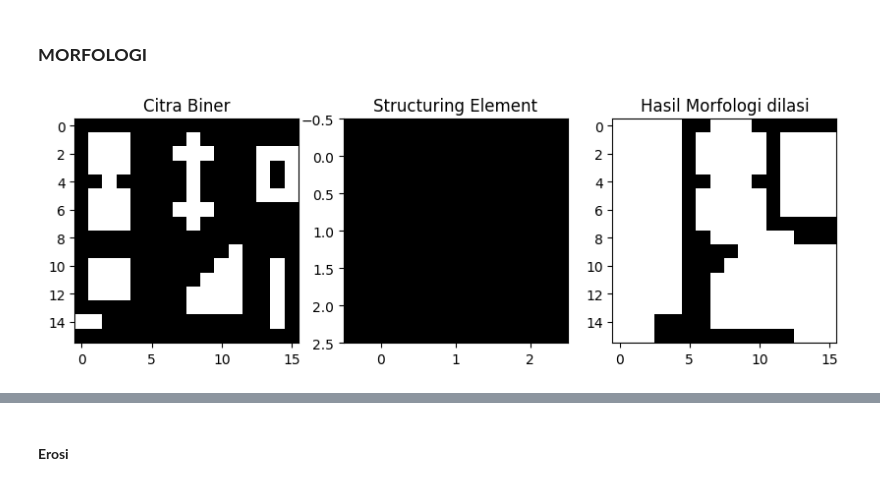
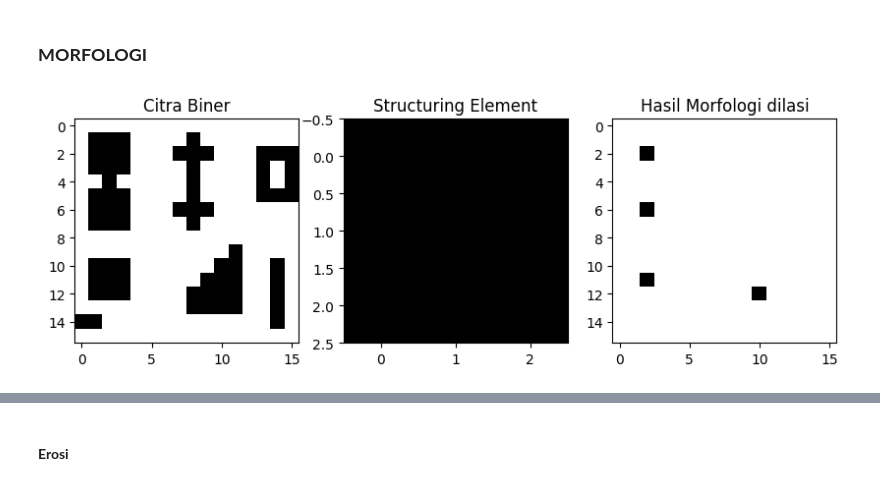
Before and after one commit to sapto-nugroho/PCD, a Jupyter notebook: PCD_Assignment03/PCD_Assignment03.ipynb, the cells around one changed output, grey strips where cells are left out. Cells and saved outputs as stored; diff of their text form; code cells hidden in the pictures.

```diff
--- a/PCD_Assignment03/PCD_Assignment03.ipynb
+++ b/PCD_Assignment03/PCD_Assignment03.ipynb
@@ -41,8 +41,8 @@ def show_img(input):
   # plt.axis("off")
   plt.show()
 
-def show_img1(img):
-  plt.imshow(img, cmap='gray')
+def show_img1(input):
+  plt.imshow(input, cmap='gray')
   plt.colorbar()
   plt.show()
 
@@ -64,6 +64,11 @@ def input_img(path):
   # print(img.shape)
   # print(img)
   return img
+
+def inversi(input):
+  input = cv2.bitwise_not(input)
+  # input = 255 - input
+  return input
 # %%
 img_path = {
     "woman": '/content/PCD/PCD_Assignment03/images/woman01.jpg',
@@ -80,10 +85,14 @@ img_path = {
 # img = input_img("coins")
 img = input_img("structure")
 # print(img)
+show_img(img)
+# show_hist(img)
+
+# img = cv2.bitwise_not(img) #invers
+# print(img)
 # show_img(img)
 # show_hist(img)
 
-img = cv2.bitwise_not(img) #invers
-# print(img)
+# img = inversi(img)
+# # print(img)
 # show_img(img)
-# show_hist(img)
@@ -528,31 +539,33 @@ def morfologi(input, tipe_kernel="square", ukuran_kernel=3, operasi="dilasi"):
   conv = konvolusi_morfologi(binary, SE)
   jumlah_SE = np.sum(SE)
 
   match operasi.lower():
     case "dilasi":
       hasil = (conv > 0).astype(np.uint8)
     case "erosi":
       hasil = (conv == jumlah_SE).astype(np.uint8)
     case _:
       raise ValueError(f"Operasi '{operasi}' tidak dikenal.")
 
   # Visualisasi hasil
   plt.figure(figsize=(10,4))
   plt.subplot(1,3,1)
   plt.title("Citra Biner")
   plt.imshow(binary, cmap='gray')
 
   plt.subplot(1,3,2)
   plt.title("Structuring Element")
   plt.imshow(SE, cmap='gray')
 
   plt.subplot(1,3,3)
   plt.title(f"Hasil Morfologi {operasi}")
   plt.imshow(hasil, cmap='gray')
   plt.show()
 
   return hasil, SE
 
+img = inversi(img)
+
 hasil, SE = morfologi(img,"square",3,"dilasi")
 # %% [output]
-[figure, old version]
+[figure, new version]
```
Also changed, not shown: parts of 2 cells of this notebook.
